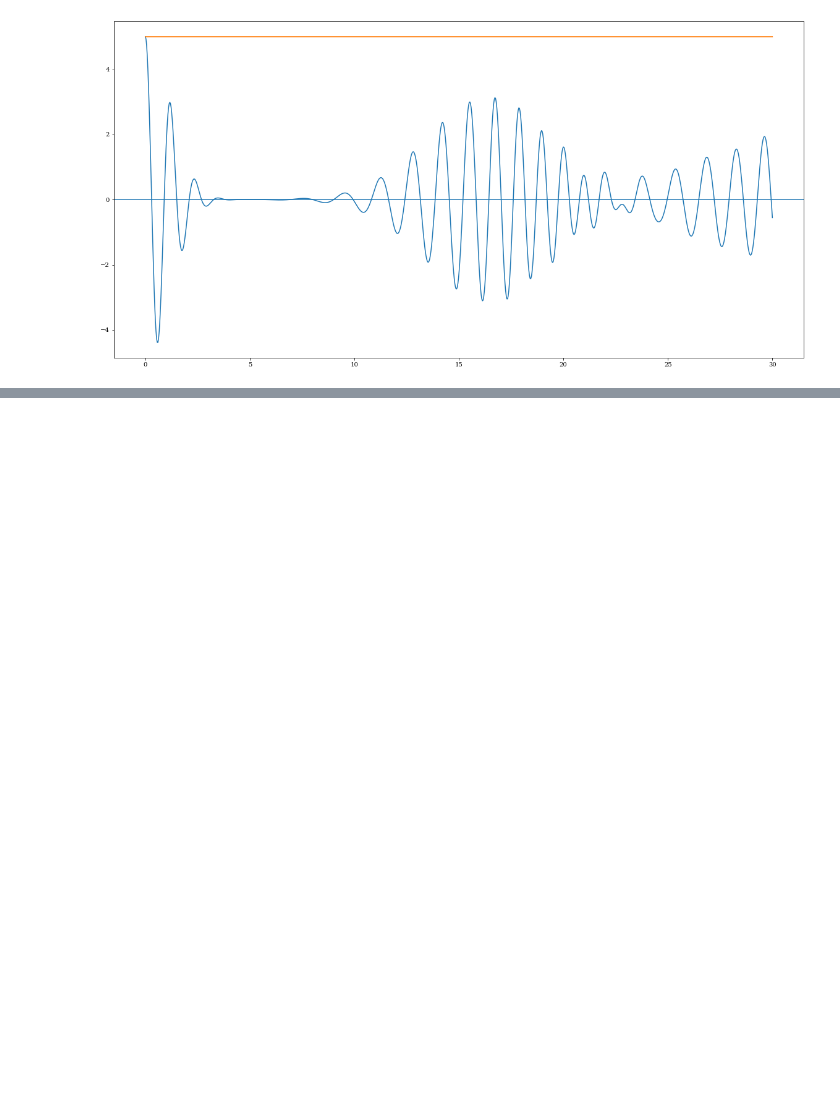
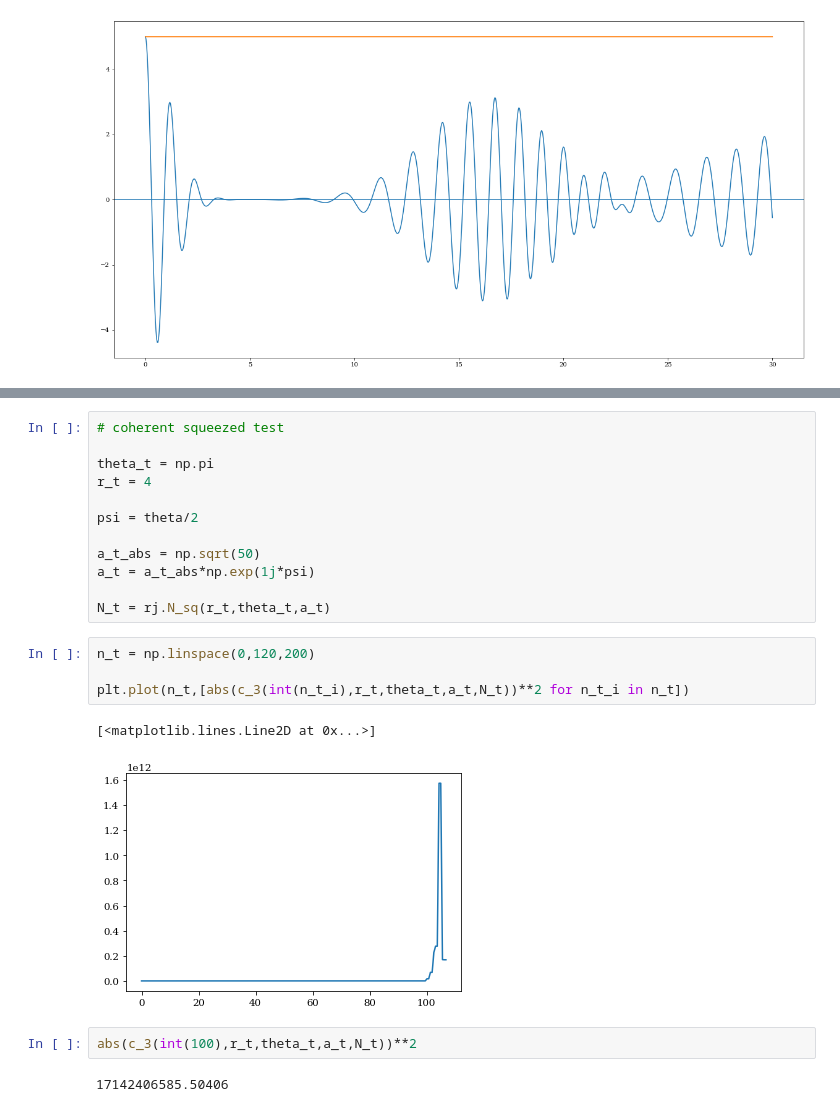
Before and after one commit to Jumarulanda/GFAM-JI, a Jupyter notebook: stg_0.5/Untitled.ipynb, the cells around one changed output, grey strips where cells are left out. Cells and saved outputs as stored; diff of their text form; blank space fills up the shorter version.

```diff
--- a/stg_0.5/Untitled.ipynb
+++ b/stg_0.5/Untitled.ipynb
@@ -49,0 +59,23 @@ ax.axhline(y=0)
+# %%
+# coherent squeezed test
+
+theta_t = np.pi
+r_t = 4
+
+psi = theta/2
+
+a_t_abs = np.sqrt(50)
+a_t = a_t_abs*np.exp(1j*psi)
+
+N_t = rj.N_sq(r_t,theta_t,a_t)
+# %%
+n_t = np.linspace(0,120,200)
+
+plt.plot(n_t,[abs(c_3(int(n_t_i),r_t,theta_t,a_t,N_t))**2 for n_t_i in n_t])
+# %% [output]
+[<matplotlib.lines.Line2D at 0x...>]
+[figure, added]
+# %%
+abs(c_3(int(100),r_t,theta_t,a_t,N_t))**2
+# %% [output]
+17142406585.50406
```
Also changed, not shown: parts of 3 cells of this notebook, 1 other file.
